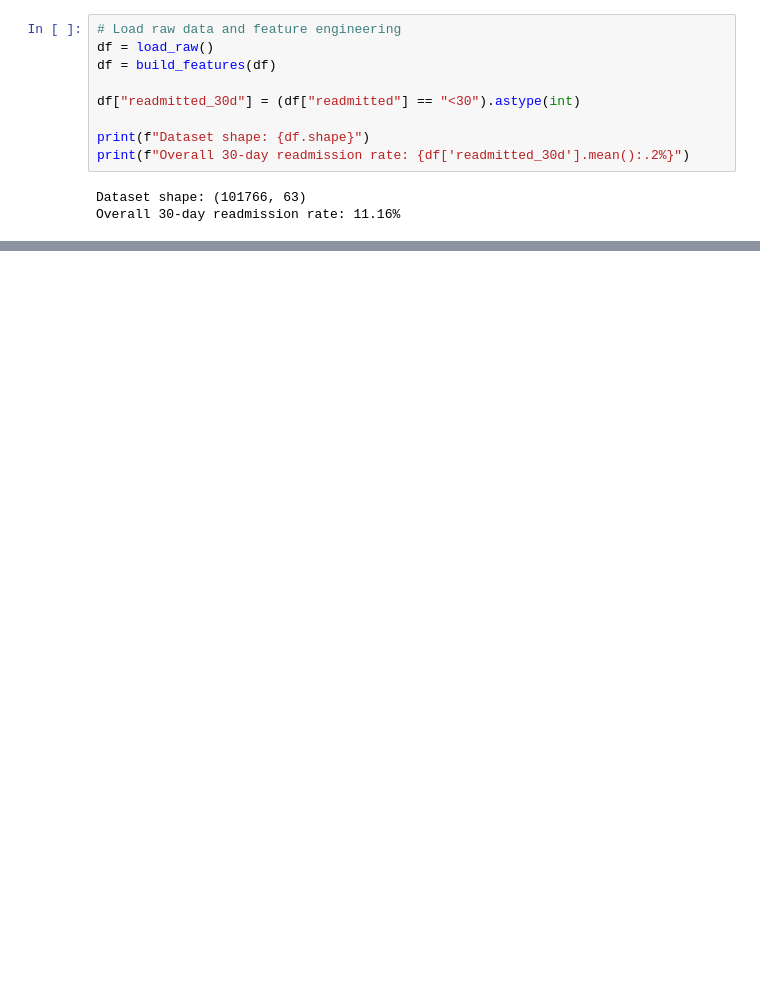
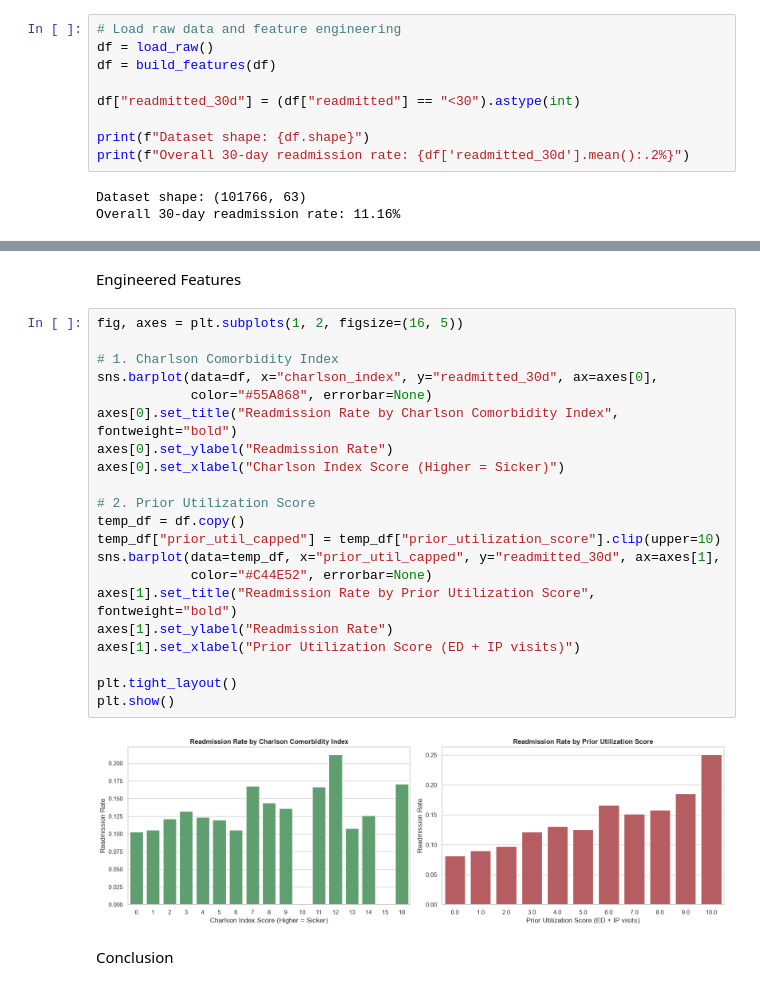
Before and after one commit to RyoHaradaps/hospital-readmission-prediction, a Jupyter notebook: notebooks/01_data_exploration_eda.ipynb, the cells around one changed output, grey strips where cells are left out. Saved outputs shown, nothing was run; the diff lists cells and outputs as text; blank space fills up the shorter version.

```diff
--- a/notebooks/01_data_exploration_eda.ipynb
+++ b/notebooks/01_data_exploration_eda.ipynb
@@ -53,0 +87,27 @@ Passing `palette` without assigning `hue` is deprecated and will be removed in v
+# %% [markdown]
+Engineered Features
+# %%
+fig, axes = plt.subplots(1, 2, figsize=(16, 5))
+
+# 1. Charlson Comorbidity Index
+sns.barplot(data=df, x="charlson_index", y="readmitted_30d", ax=axes[0],
+            color="#55A868", errorbar=None)
+axes[0].set_title("Readmission Rate by Charlson Comorbidity Index", fontweight="bold")
+axes[0].set_ylabel("Readmission Rate")
+axes[0].set_xlabel("Charlson Index Score (Higher = Sicker)")
+
+# 2. Prior Utilization Score
+temp_df = df.copy()
+temp_df["prior_util_capped"] = temp_df["prior_utilization_score"].clip(upper=10)
+sns.barplot(data=temp_df, x="prior_util_capped", y="readmitted_30d", ax=axes[1],
+            color="#C44E52", errorbar=None)
+axes[1].set_title("Readmission Rate by Prior Utilization Score", fontweight="bold")
+axes[1].set_ylabel("Readmission Rate")
+axes[1].set_xlabel("Prior Utilization Score (ED + IP visits)")
+
+plt.tight_layout()
+plt.show()
+# %% [output]
+[figure, added]
+# %% [markdown]
+Conclusion
```
Also changed, not shown: parts of 10 cells of this notebook.
